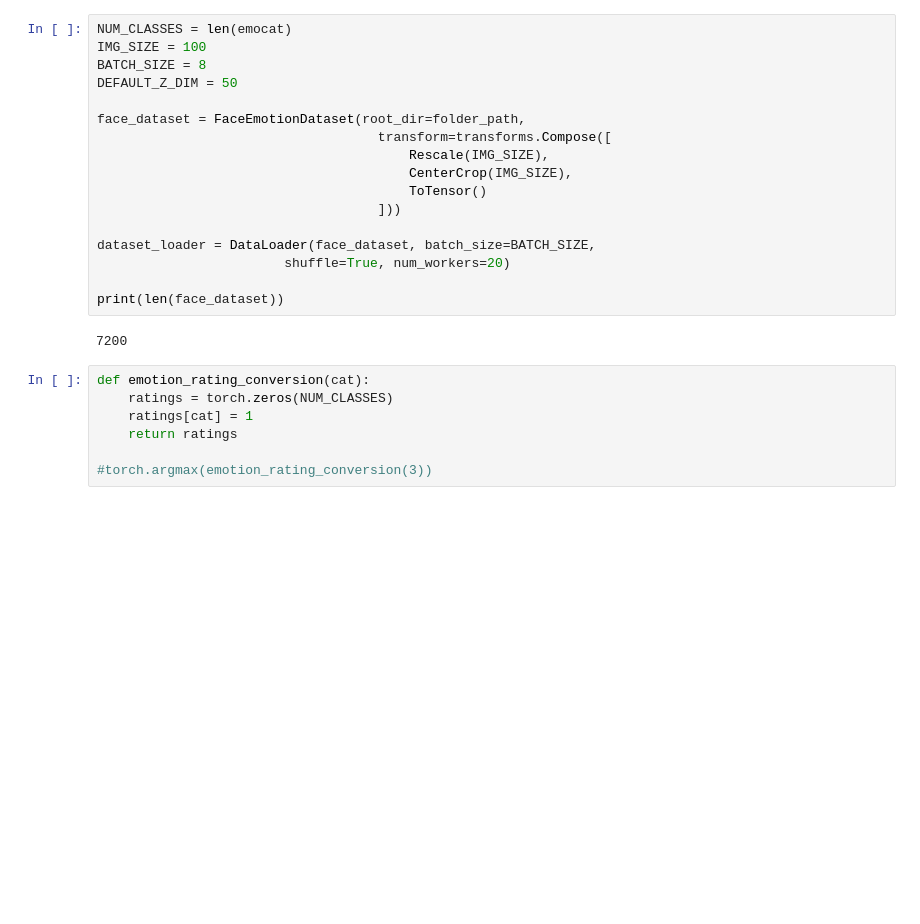
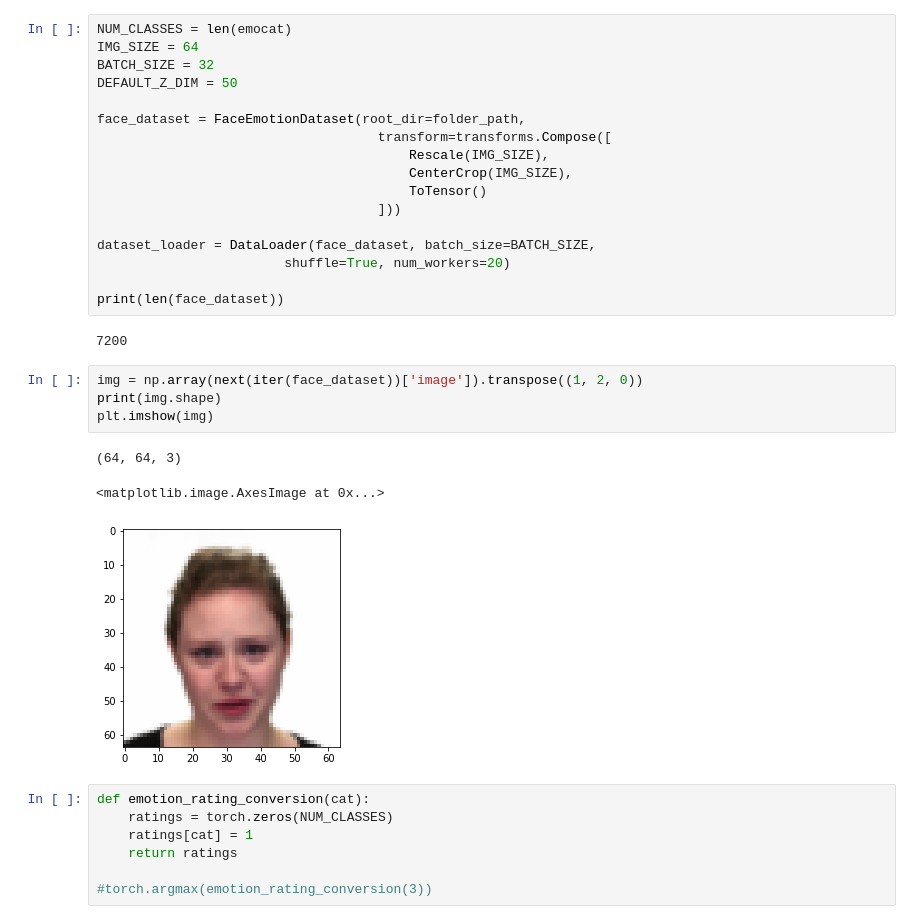
Before and after one commit to Ale-Ba2lero/Multimodal-Emotion-Analysis, a Jupyter notebook: src/Face_Emotion_MVAE.ipynb, the cells around one changed output. Drawn from its saved outputs; the diff is of its cells as text; blank space fills up the shorter version.

```diff
--- a/src/Face_Emotion_MVAE.ipynb
+++ b/src/Face_Emotion_MVAE.ipynb
@@ -15,8 +17,8 @@ pyro.enable_validation(False)
 folder_path = '/home/studenti/ballerini/datasets/RAVDESS_frames'
 # %%
 NUM_CLASSES = len(emocat)
-IMG_SIZE = 100
-BATCH_SIZE = 8
+IMG_SIZE = 64
+BATCH_SIZE = 32
 DEFAULT_Z_DIM = 50
 
 face_dataset = FaceEmotionDataset(root_dir=folder_path,
@@ -32,6 +34,14 @@ dataset_loader = DataLoader(face_dataset, batch_size=BATCH_SIZE,
 print(len(face_dataset))
 # %% [output]
 7200
+# %%
+img = np.array(next(iter(face_dataset))['image']).transpose((1, 2, 0))
+print(img.shape)
+plt.imshow(img)
+# %% [output]
+(64, 64, 3)
+<matplotlib.image.AxesImage at 0x...>
+[figure, added]
 # %%
 def emotion_rating_conversion(cat):
     ratings = torch.zeros(NUM_CLASSES)
```
Also changed, not shown: parts of 13 cells of this notebook.
